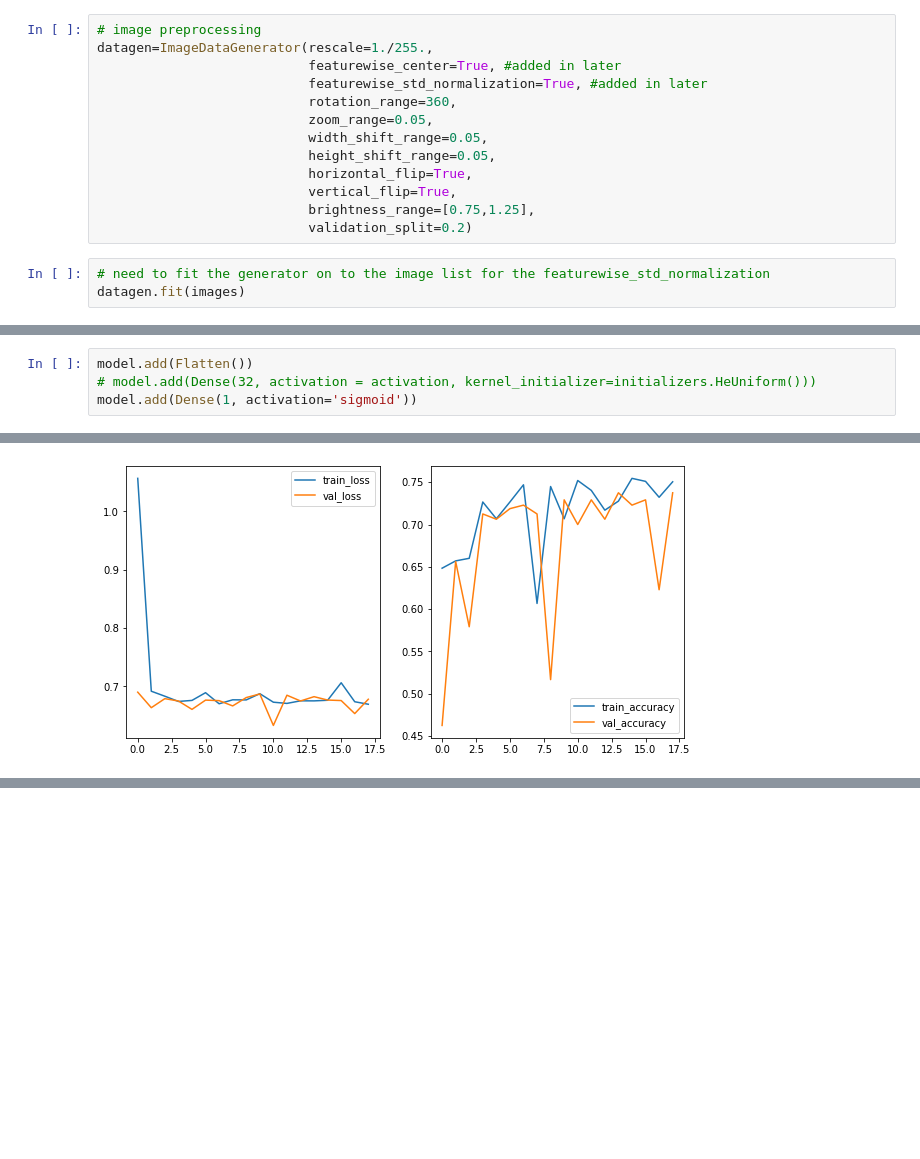
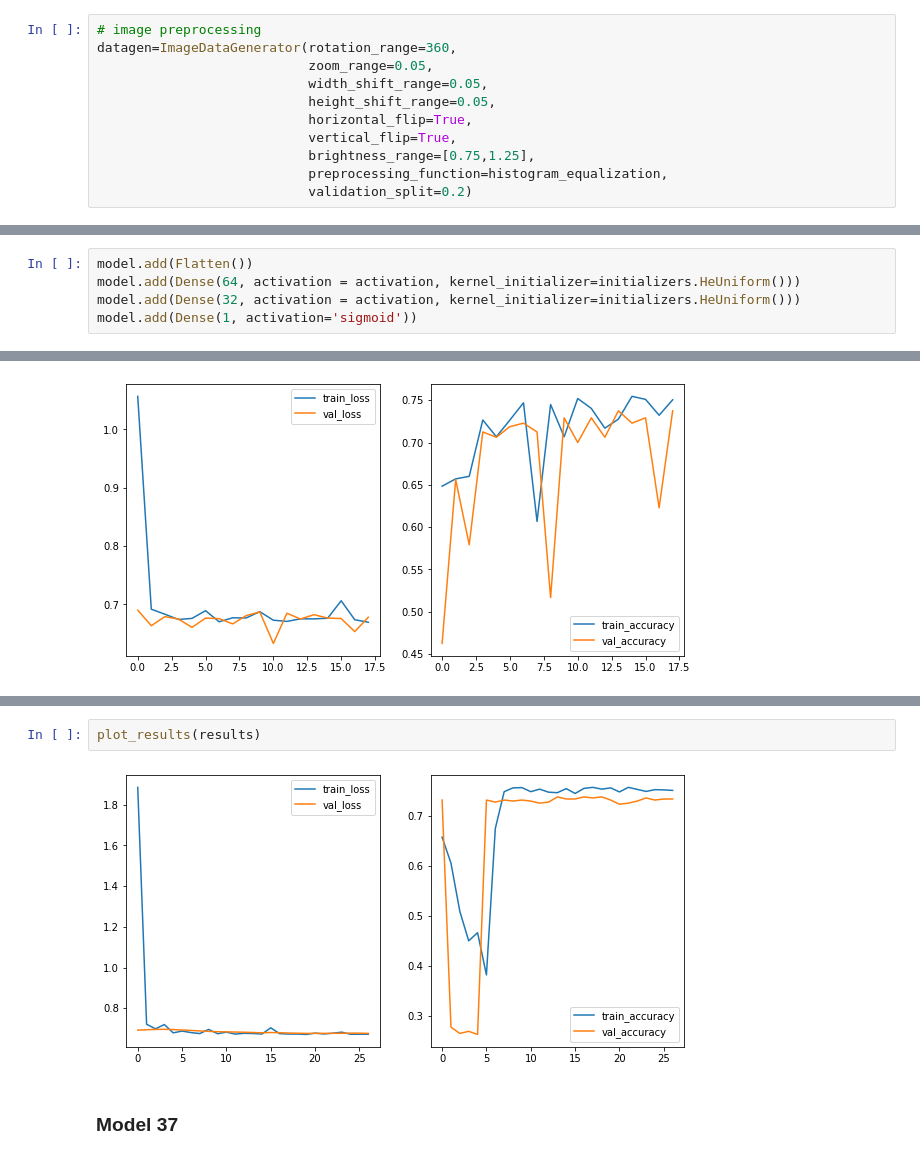
Before and after one commit to jonniebrown/Classifying-Diabetic-Retinopathy-with-CNN, a Jupyter notebook: Notebooks/binary_tuning.ipynb, the cells around one changed output, grey strips where cells are left out. Cells and saved outputs as stored; diff of their text form; blank space fills up the shorter version.

```diff
--- a/Notebooks/binary_tuning.ipynb
+++ b/Notebooks/binary_tuning.ipynb
@@ -85,19 +156,14 @@ Code is not run in order here.
 # %%
 # image preprocessing
-datagen=ImageDataGenerator(rescale=1./255.,
-                           featurewise_center=True, #added in later
-                           featurewise_std_normalization=True, #added in later
-                           rotation_range=360,
+datagen=ImageDataGenerator(rotation_range=360,
                            zoom_range=0.05,
                            width_shift_range=0.05,
                            height_shift_range=0.05,
                            horizontal_flip=True,
                            vertical_flip=True,
                            brightness_range=[0.75,1.25],
+                           preprocessing_function=histogram_equalization,
                            validation_split=0.2)
-# %%
-# need to fit the generator on to the image list for the featurewise_std_normalization
-datagen.fit(images)
 # %%
 # training subset generator (subset=training)
 train_sub_generator=datagen.flow_from_dataframe(
@@ -144,7 +210,8 @@ model.add(MaxPooling2D((2, 2)))
 # model.add(MaxPooling2D((2, 2)))
 # %%
 model.add(Flatten())
-# model.add(Dense(32, activation = activation, kernel_initializer=initializers.HeUniform()))
+model.add(Dense(64, activation = activation, kernel_initializer=initializers.HeUniform()))
+model.add(Dense(32, activation = activation, kernel_initializer=initializers.HeUniform()))
 model.add(Dense(1, activation='sigmoid'))
 # %%
 model.summary()
@@ -926,0 +998,6 @@ plot_results(results)
+# %%
+plot_results(results)
+# %% [output]
+[figure, added]
+# %% [markdown]
+### Model 37
```
Also changed, not shown: parts of 16 cells of this notebook.
